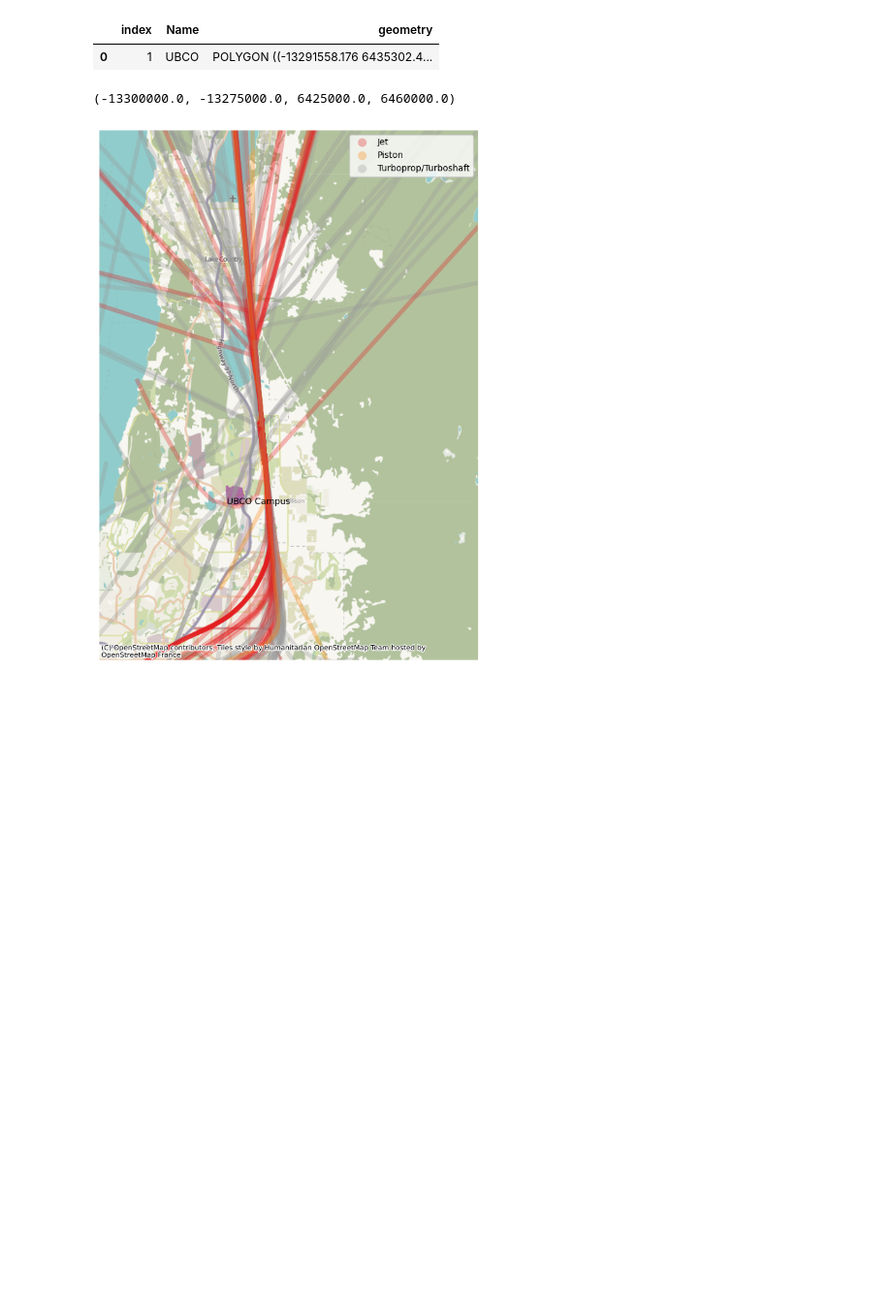
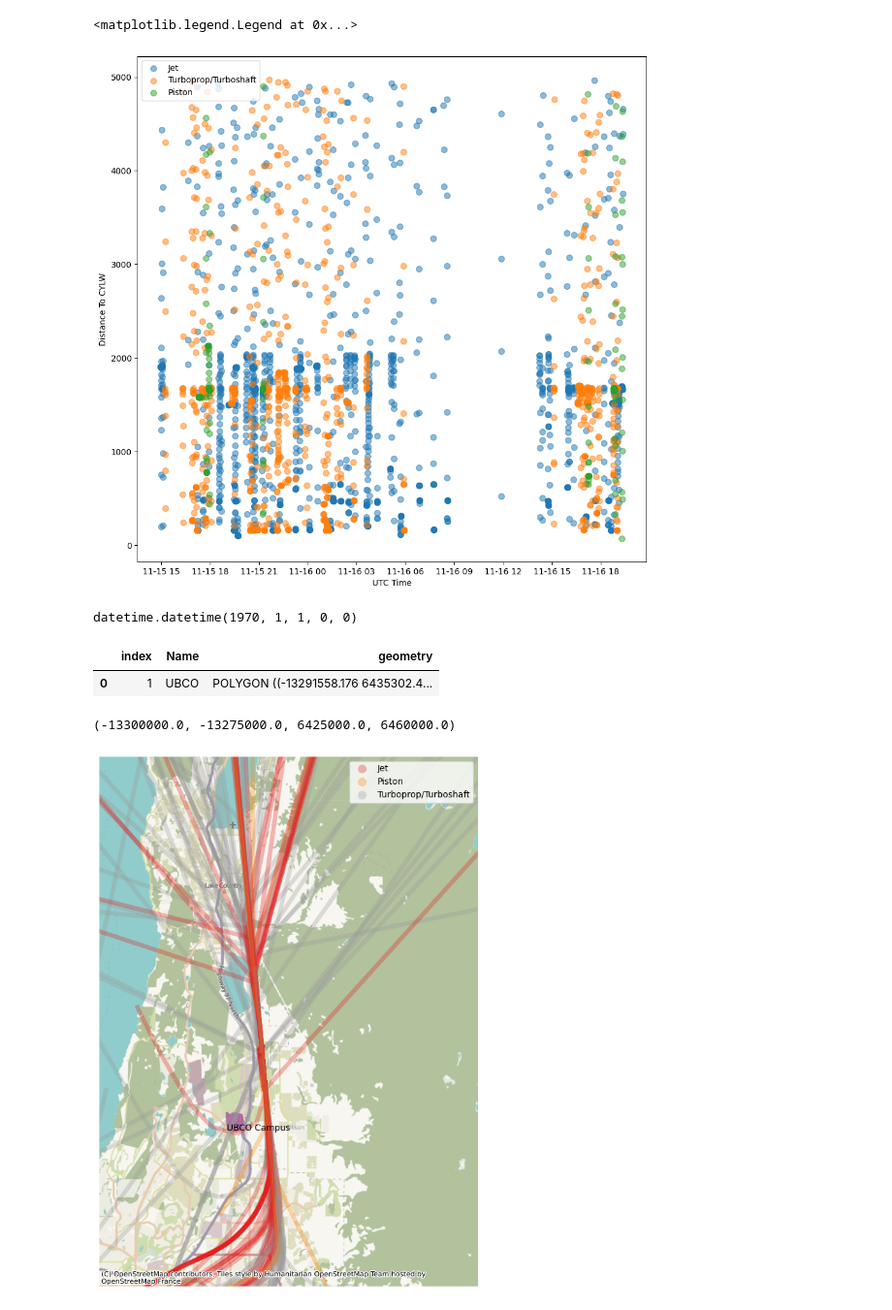
Before and after one commit to weathon/CHEM434, a Jupyter notebook: ADSB.ipynb, the cells around one changed output. Shown at 97% size. Saved outputs shown, nothing was run; the diff lists cells and outputs as text; code cells hidden in the pictures; blank space fills up the shorter version.

Commit message:
Time dim

```diff
--- a/ADSB.ipynb
+++ b/ADSB.ipynb
@@ -56,12 +56,14 @@ lats = []
 lons = []
 lab = []
 alt = []
+time = []
 call_sign = []
 for i in data:
   if "ac" not in i.keys():
     continue
   lats.extend(aircraft['lat'] for aircraft in i["ac"])
   lons.extend(aircraft['lon'] for aircraft in i["ac"])
+  time.extend([i["now"]] * len(i["ac"]))
   alt.extend(aircraft['alt_baro'] if "alt_baro" in aircraft.keys() else 0 for aircraft in i["ac"])
   lab.extend(aircraft['t'] if 't' in aircraft.keys() else "Unknown" for aircraft in i["ac"])
   call_sign.extend(aircraft['flight'] if 'flight' in aircraft.keys() else "Unknown" for aircraft in i["ac"])
@@ -70,7 +72,13 @@ for i in data:
 import pandas as pd
 import geopandas
 from shapely.geometry import LineString
-df = pd.DataFrame({"time" :list(range(len(alt))), "call_sign":call_sign,  "lat" : lats, "lon":lons, "lab":lab,  "alt": [int(i) if i!= "ground" else 0 for i in alt]})#[legend.index(i) for i in lab]})
+df = pd.DataFrame({"id" :list(range(len(alt))), "time":time, "call_sign":call_sign,  "lat" : lats, "lon":lons, "lab":lab,  "alt": [int(i) if i!= "ground" else 0 for i in alt]})#[legend.index(i) for i in lab]})
 gdf = geopandas.GeoDataFrame(
     df, geometry=geopandas.points_from_xy(df.lon, df.lat), crs="WGS84"
 )
+# %%
+airport = Point(-119.37998142311216, 49.95137889221685) #reversed
+airport = geopandas.GeoDataFrame(
+   geometry=[airport]*len(gdf), crs="WGS84"
+)
+gdf["dis"] = gdf.to_crs("EPSG:5234").distance(airport.to_crs("EPSG:5234"))
@@ -77,3 +87,23 @@ gdf = geopandas.GeoDataFrame(
+# %%
+import pytz
+tmp = gdf[gdf["dis"]<5000]
+tmp = tmp[tmp["dis"]<5000]
+lab_list = label=tmp["lab"].apply(get_type).tolist()
+tmp["engine"] = lab_list
+for i in tmp["engine"].unique():
+  pylab.scatter(tmp[tmp["engine"]==i]["time"].apply(lambda x: datetime.datetime.fromtimestamp(x/1000)), tmp[tmp["engine"]==i]["dis"], label=i, s=50, alpha=0.5)
+pylab.xlabel("UTC Time")
+pylab.ylabel("Distance To CYLW")
+pylab.legend()
+# pylab.scatter(tmp["time"].apply(lambda x: mytz.localize(datetime.datetime.fromtimestamp(x/1000))), tmp["dis"]) not working
+# %% [output]
+<matplotlib.legend.Legend at 0x...>
+[figure, added]
+# %%
+import datetime
+datetime.datetime.fromtimestamp(0)
+# %% [output]
+datetime.datetime(1970, 1, 1, 0, 0)
 # %%
 newdf = {"call_sign":[], "alt":[], "geo":[], "lab":[]}
 for i in gdf["call_sign"].unique():
```
Also changed, not shown: parts of 2 cells of this notebook.
